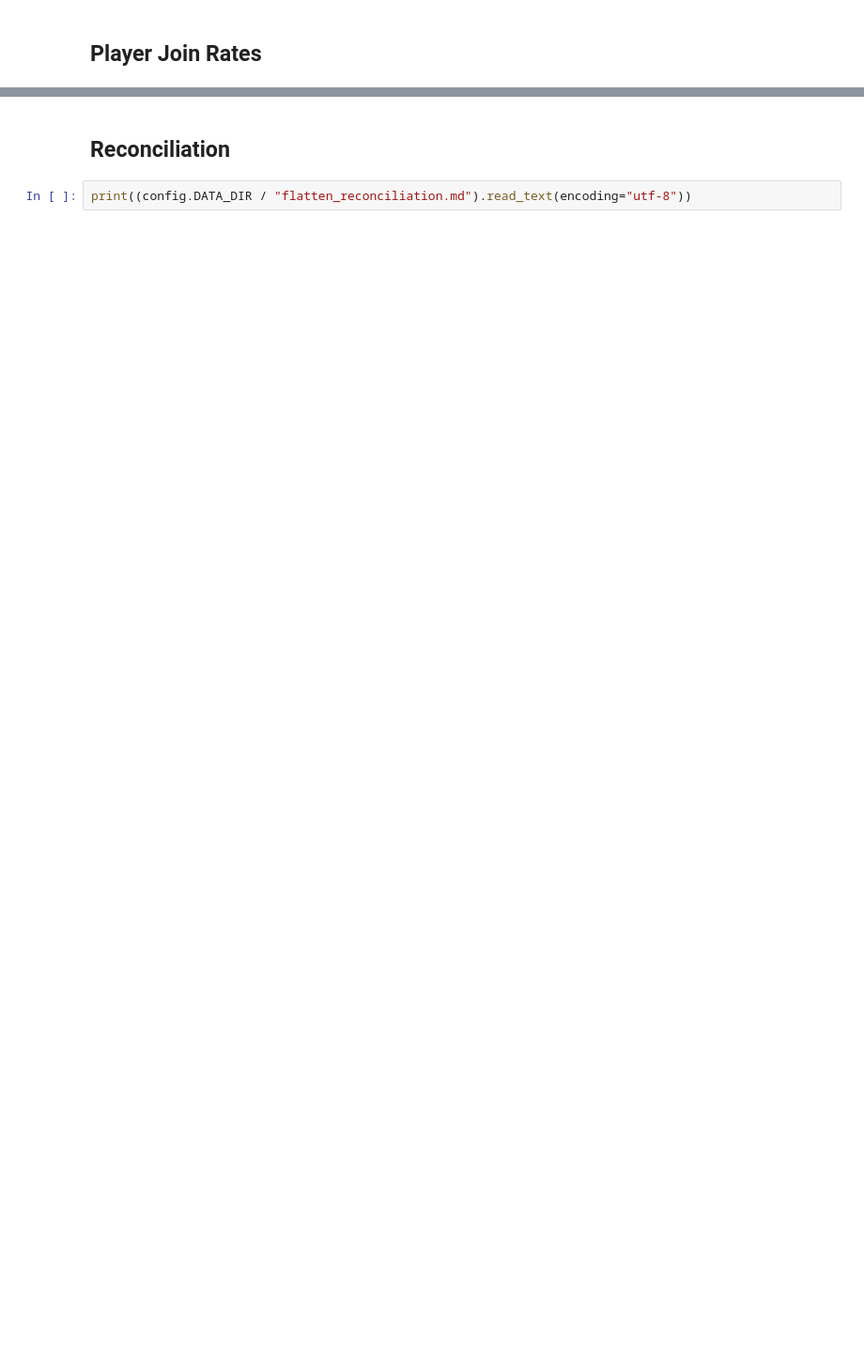
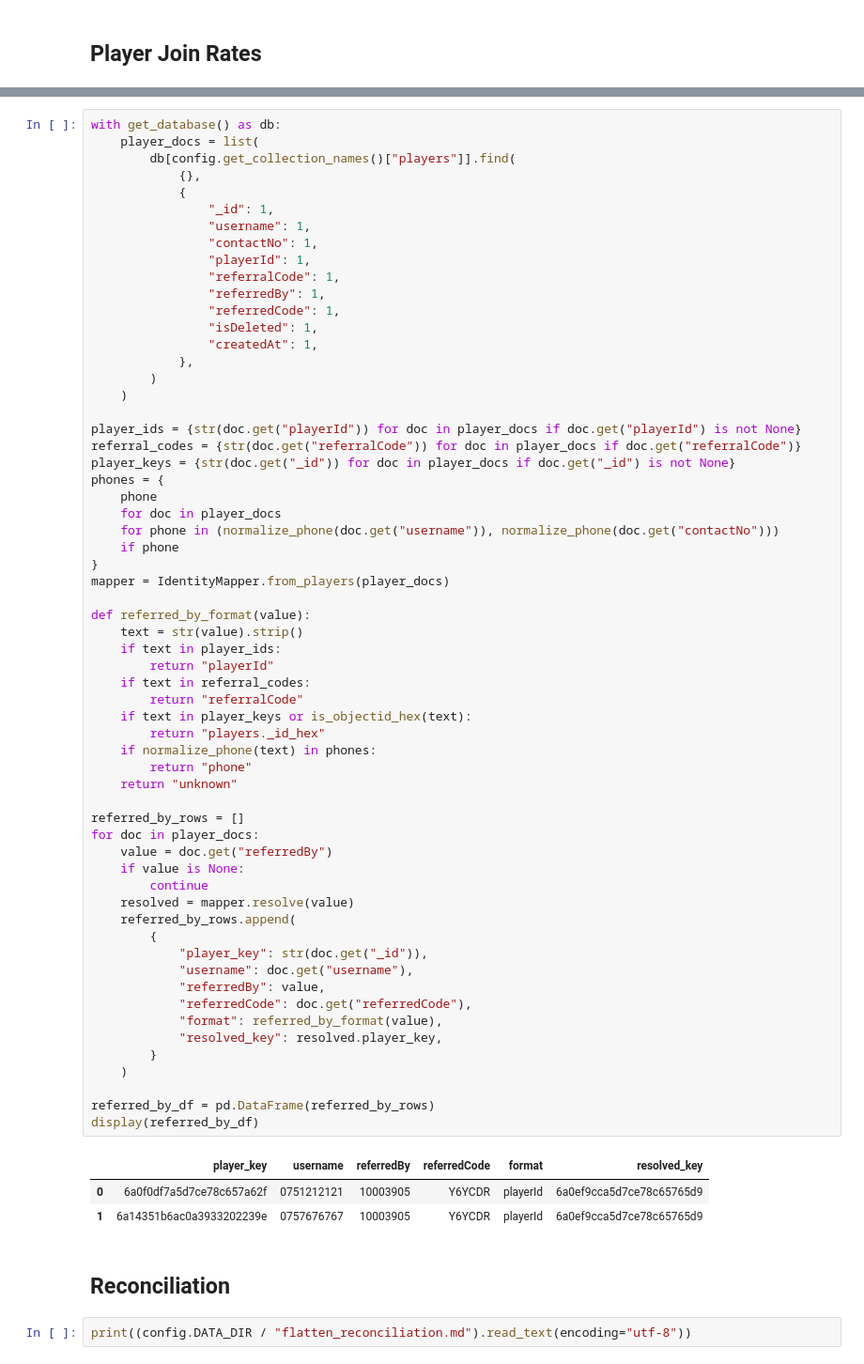
Before and after one commit to AyushDubeyaquagaming/Fraud-Detection-FS-Book, a Jupyter notebook: notebooks/02_flatten.ipynb, the cells around one changed output, grey strips where cells are left out. Shown at 94% size. Cells and saved outputs as stored; diff of their text form; blank space fills up the shorter version.

```diff
--- a/notebooks/02_flatten.ipynb
+++ b/notebooks/02_flatten.ipynb
@@ -205,3 +219,68 @@ pd.DataFrame(join_rows).sort_values("table")
+# %%
+with get_database() as db:
+    player_docs = list(
+        db[config.get_collection_names()["players"]].find(
+            {},
+            {
+                "_id": 1,
+                "username": 1,
+                "contactNo": 1,
+                "playerId": 1,
+                "referralCode": 1,
+                "referredBy": 1,
+                "referredCode": 1,
+                "isDeleted": 1,
+                "createdAt": 1,
+            },
+        )
+    )
+
+player_ids = {str(doc.get("playerId")) for doc in player_docs if doc.get("playerId") is not None}
+referral_codes = {str(doc.get("referralCode")) for doc in player_docs if doc.get("referralCode")}
+player_keys = {str(doc.get("_id")) for doc in player_docs if doc.get("_id") is not None}
+phones = {
+    phone
+    for doc in player_docs
+    for phone in (normalize_phone(doc.get("username")), normalize_phone(doc.get("contactNo")))
+    if phone
+}
+mapper = IdentityMapper.from_players(player_docs)
+
+def referred_by_format(value):
+    text = str(value).strip()
+    if text in player_ids:
+        return "playerId"
+    if text in referral_codes:
+        return "referralCode"
+    if text in player_keys or is_objectid_hex(text):
+        return "players._id_hex"
+    if normalize_phone(text) in phones:
+        return "phone"
+    return "unknown"
+
+referred_by_rows = []
+for doc in player_docs:
+    value = doc.get("referredBy")
+    if value is None:
+        continue
+    resolved = mapper.resolve(value)
+    referred_by_rows.append(
+        {
+            "player_key": str(doc.get("_id")),
+            "username": doc.get("username"),
+            "referredBy": value,
+            "referredCode": doc.get("referredCode"),
+            "format": referred_by_format(value),
+            "resolved_key": resolved.player_key,
+        }
+    )
+
+referred_by_df = pd.DataFrame(referred_by_rows)
+display(referred_by_df)
+# %% [output]
+|  | player_key | username | referredBy | referredCode | format | resolved_key |
+| 0 | 6a0f0df7a5d7ce78c657a62f | 0751212121 | 10003905 | Y6YCDR | playerId | 6a0ef9cca5d7ce78c65765d9 |
+| 1 | 6a14351b6ac0a3933202239e | 0757676767 | 10003905 | Y6YCDR | playerId | 6a0ef9cca5d7ce78c65765d9 |
 # %% [markdown]
 ## Reconciliation
 # %%
```
Also changed, not shown: parts of 11 cells of this notebook, 4 other files.
